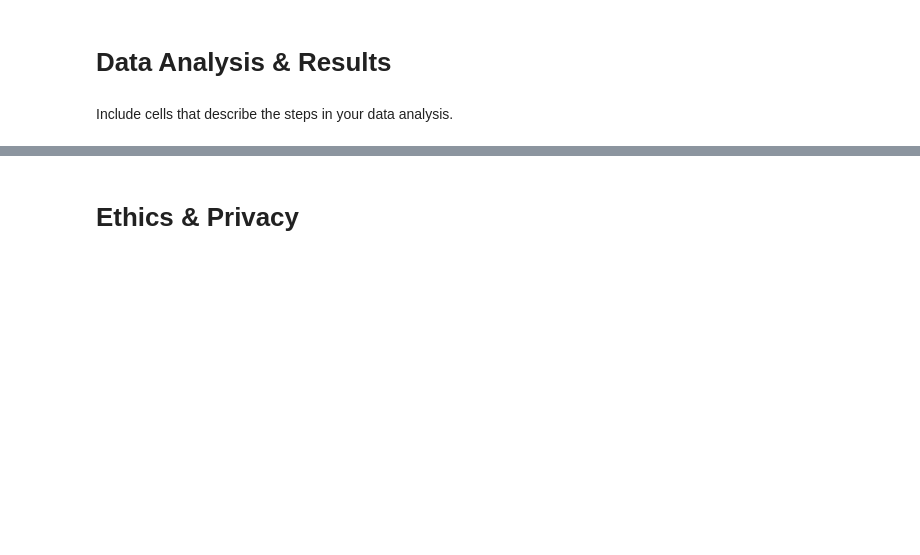
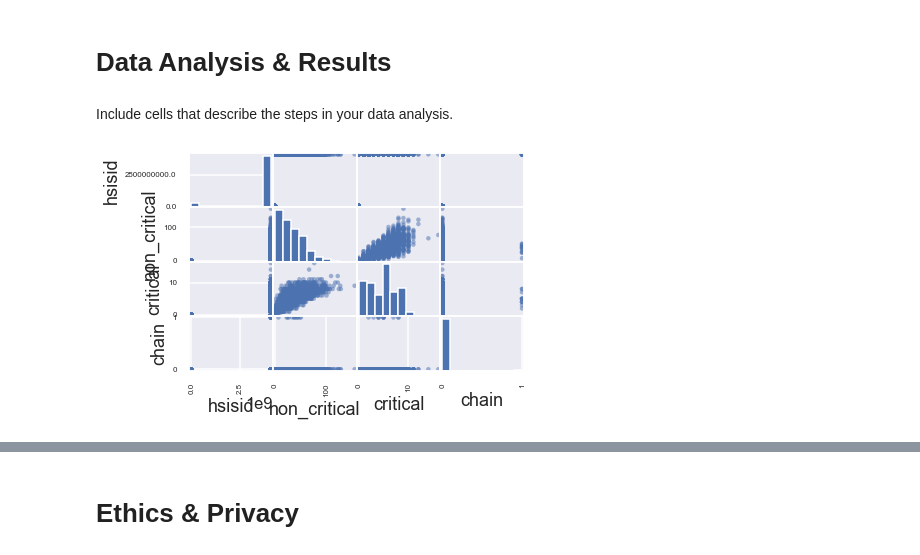
Before and after one commit to COGS108/individual_sp20, a Jupyter notebook: final_project/FinalProject_A15321789.ipynb, the cells around one changed output, grey strips where cells are left out. Cells and saved outputs as stored; diff of their text form; code cells hidden in the pictures; blank space fills up the shorter version.

```diff
--- a/final_project/FinalProject_A15321789.ipynb
+++ b/final_project/FinalProject_A15321789.ipynb
@@ -155,0 +232,9 @@ ff['address'] = ff['address'].apply(lower_string)
+# %%
+# If address is in FFR, then it is a chain
+chain = [0] * len(df)
+for i in range(0, len(df['name'])):
+    for j in range(0, len(ff['name'])):
+        if( df['address'][i] == ff['address'][j] ):
+            chain[i] = 1
+# %%
+df['chain'] = chain
@@ -162,0 +247,5 @@ Include cells that describe the steps in your data analysis.
+# %%
+## YOUR CODE HERE
+fig = pd.plotting.scatter_matrix(df)
+# %% [output]
+[figure, added]
```
Also changed, not shown: parts of 22 cells of this notebook.
